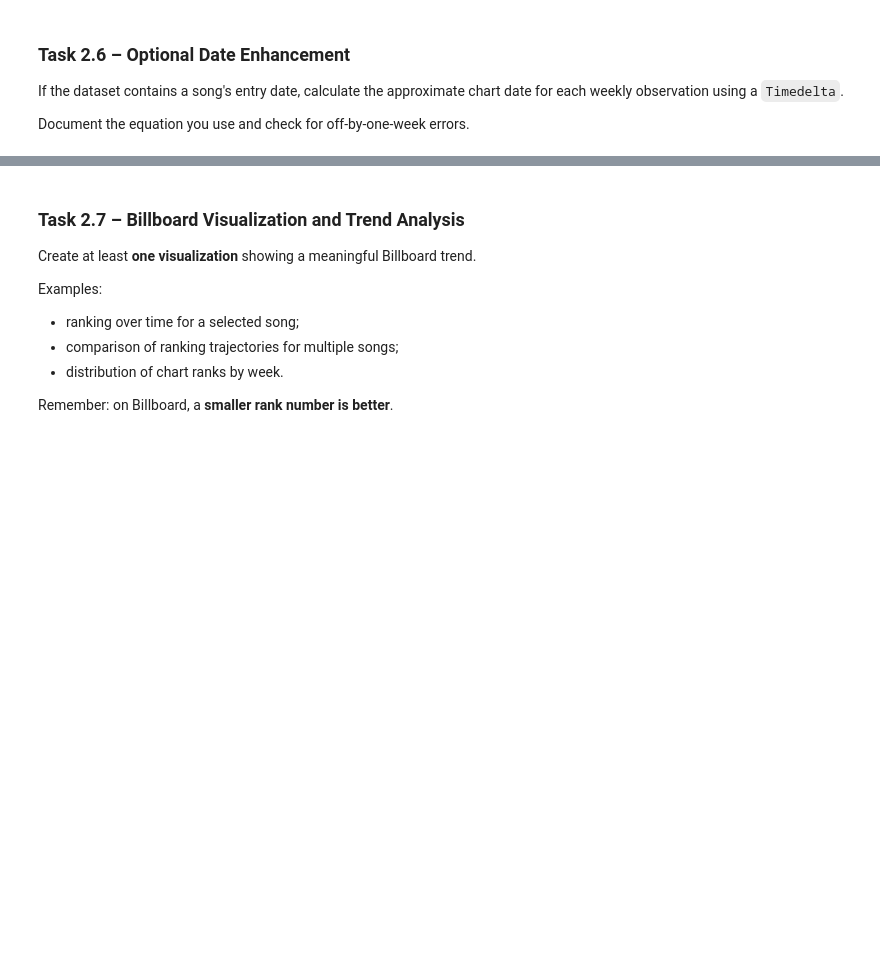
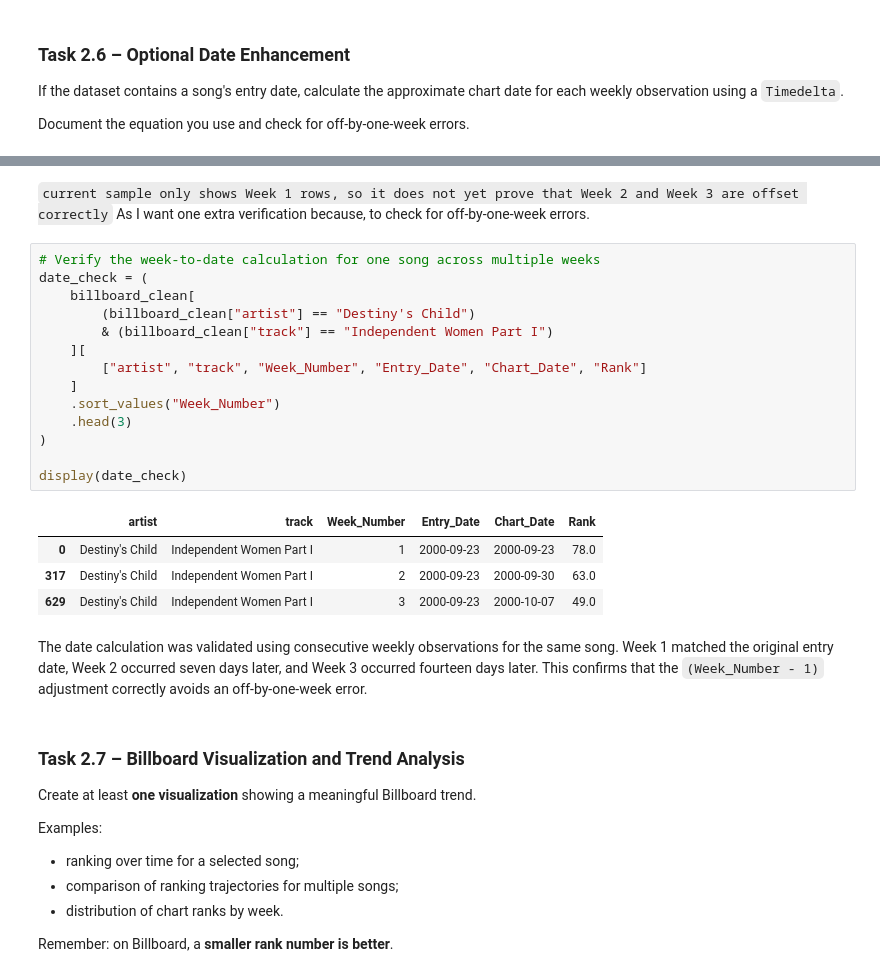
Before and after one commit to UbaidUllah777/Lab-2---Tidying-Cleaning-Imputation-and-Outlier-Detection, a Jupyter notebook: week5Lab.ipynb, the cells around one changed output, grey strips where cells are left out. Cells and saved outputs as stored; diff of their text form; blank space fills up the shorter version.

```diff
--- a/week5Lab.ipynb
+++ b/week5Lab.ipynb
@@ -667,3 +876,26 @@ Document the equation you use and check for off-by-one-week errors.
+# %% [markdown]
+`current sample only shows Week 1 rows, so it does not yet prove that Week 2 and Week 3 are offset correctly` As I want one extra verification because, to check for off-by-one-week errors.
+# %%
+# Verify the week-to-date calculation for one song across multiple weeks
+date_check = (
+    billboard_clean[
+        (billboard_clean["artist"] == "Destiny's Child")
+        & (billboard_clean["track"] == "Independent Women Part I")
+    ][
+        ["artist", "track", "Week_Number", "Entry_Date", "Chart_Date", "Rank"]
+    ]
+    .sort_values("Week_Number")
+    .head(3)
+)
+
+display(date_check)
+# %% [output]
+|  | artist | track | Week_Number | Entry_Date | Chart_Date | Rank |
+| 0 | Destiny's Child | Independent Women Part I | 1 | 2000-09-23 | 2000-09-23 | 78.0 |
+| 317 | Destiny's Child | Independent Women Part I | 2 | 2000-09-23 | 2000-09-30 | 63.0 |
+| 629 | Destiny's Child | Independent Women Part I | 3 | 2000-09-23 | 2000-10-07 | 49.0 |
+# %% [markdown]
+The date calculation was validated using consecutive weekly observations for the same song. Week 1 matched the original entry date, Week 2 occurred seven days later, and Week 3 occurred fourteen days later. This confirms that the `(Week_Number - 1)` adjustment correctly avoids an off-by-one-week error.
 # %% [markdown]
 ### **Task 2.7 – Billboard Visualization and Trend Analysis**
 
```
Also changed, not shown: parts of 8 cells of this notebook.
